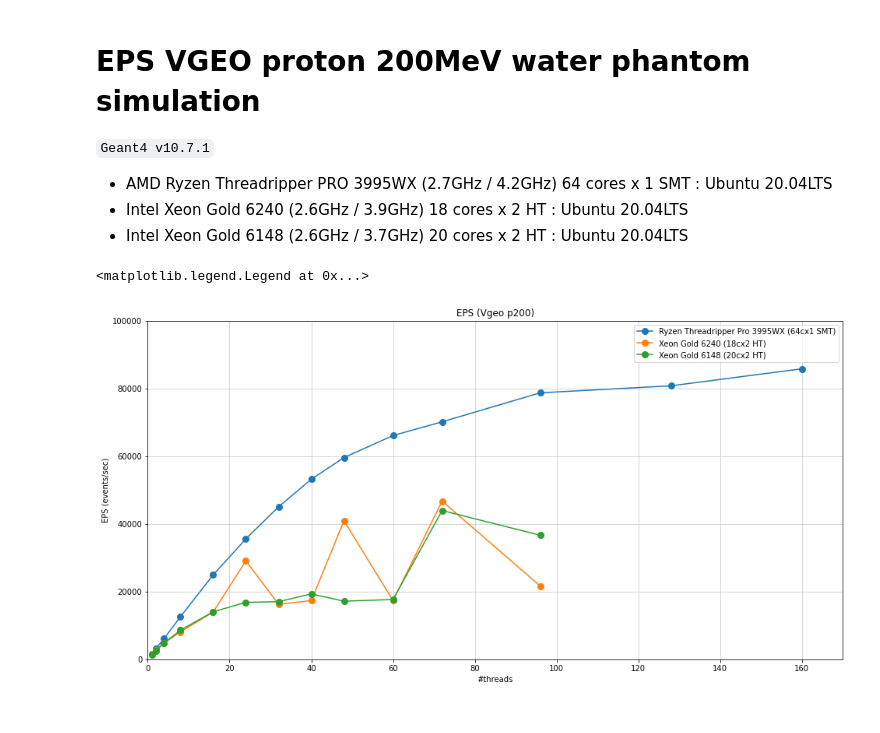
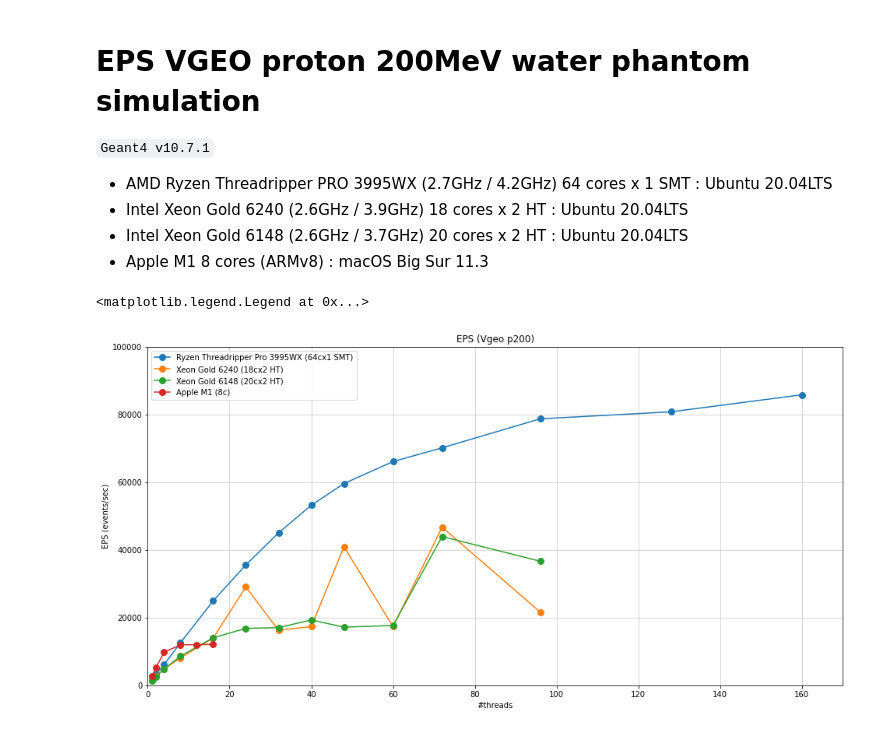
Before and after one commit to koichi-murakami/g4bench, a Jupyter notebook: bench/plots/eps-vgeo-p200-mp.ipynb, the cells around one changed output. Saved outputs shown, nothing was run; the diff lists cells and outputs as text; code cells hidden in the pictures.

Commit message:
add Apple M1 results

```diff
--- a/bench/plots/eps-vgeo-p200-mp.ipynb
+++ b/bench/plots/eps-vgeo-p200-mp.ipynb
@@ -6,12 +6,14 @@
 - AMD Ryzen Threadripper PRO 3995WX (2.7GHz / 4.2GHz) 64 cores x 1 SMT : Ubuntu 20.04LTS
 - Intel Xeon Gold 6240 (2.6GHz / 3.9GHz) 18 cores x 2 HT : Ubuntu 20.04LTS
 - Intel Xeon Gold 6148 (2.6GHz / 3.7GHz) 20 cores x 2 HT : Ubuntu 20.04LTS
+- Apple M1 8 cores (ARMv8) : macOS Big Sur 11.3
 # %%
 import pandas
 
 df_xeon6148 = pandas.read_csv("data/vgeo-p200-gold-6148.dat", skipinitialspace=True)
 df_xeon6240 = pandas.read_csv("data/vgeo-p200-gold-6240.dat", skipinitialspace=True)
 df_ryzen3995 = pandas.read_csv("data/vgeo-p200-ryzen-3995.dat", skipinitialspace=True)
+df_applem1 = pandas.read_csv("data/vgeo-p200-apple-m1.dat", skipinitialspace=True)
 # %%
 t0 = df_ryzen3995['eps'][0]
 t1 = df_xeon6240['eps'][0]
@@ -29,18 +31,19 @@ ty2 = t2*t20
 # %%
 plt.figure(figsize=(16,8))
 plt.title("EPS (Vgeo p200)")
 plt.xlabel("#threads")
 plt.ylabel("EPS (events/sec)")
 plt.xlim([0,170])
 plt.ylim([0,100000])
 plt.grid(which="both", color="#cccccc")
 plot = plt.plot(df_ryzen3995['thread'], df_ryzen3995['eps'], 'o-', markersize=8, label='Ryzen Threadripper Pro 3995WX (64cx1 SMT)')
 plot = plt.plot(df_xeon6240['thread'], df_xeon6240['eps'], 'o-', markersize=8, label='Xeon Gold 6240 (18cx2 HT)')
 plot = plt.plot(df_xeon6148['thread'], df_xeon6148['eps'], 'o-', markersize=8, label='Xeon Gold 6148 (20cx2 HT)')
+plot = plt.plot(df_applem1['thread'], df_applem1['eps'], 'o-', markersize=8, label='Apple M1 (8c)')
 #plot = plt.plot(t40, ty0, '--')
 #plot = plt.plot(t20, ty1, '--')
 #plot = plt.plot(t20, ty2, '--')
 plt.legend()
 # %% [output]
 <matplotlib.legend.Legend at 0x...>
-[figure, old version]
+[figure, new version]
```
